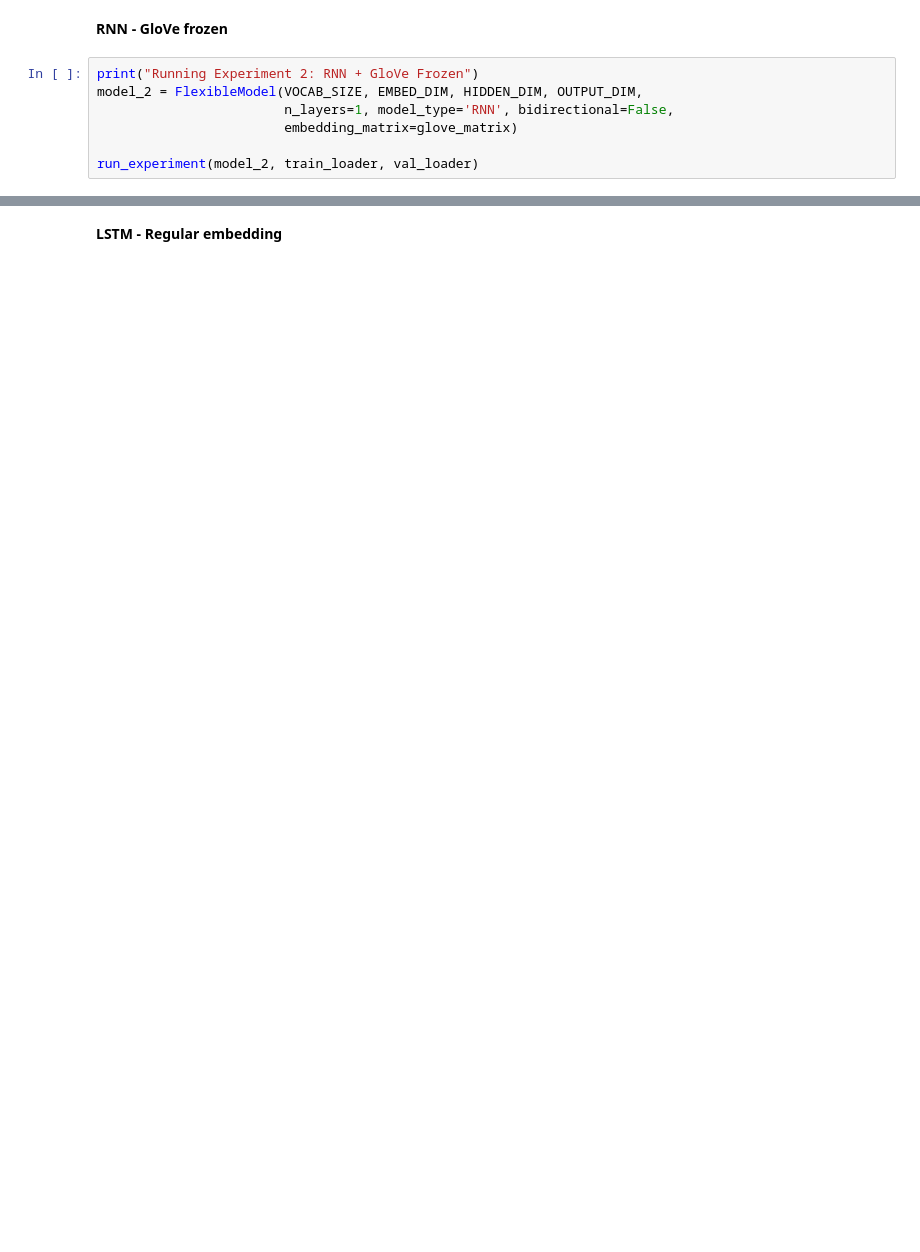
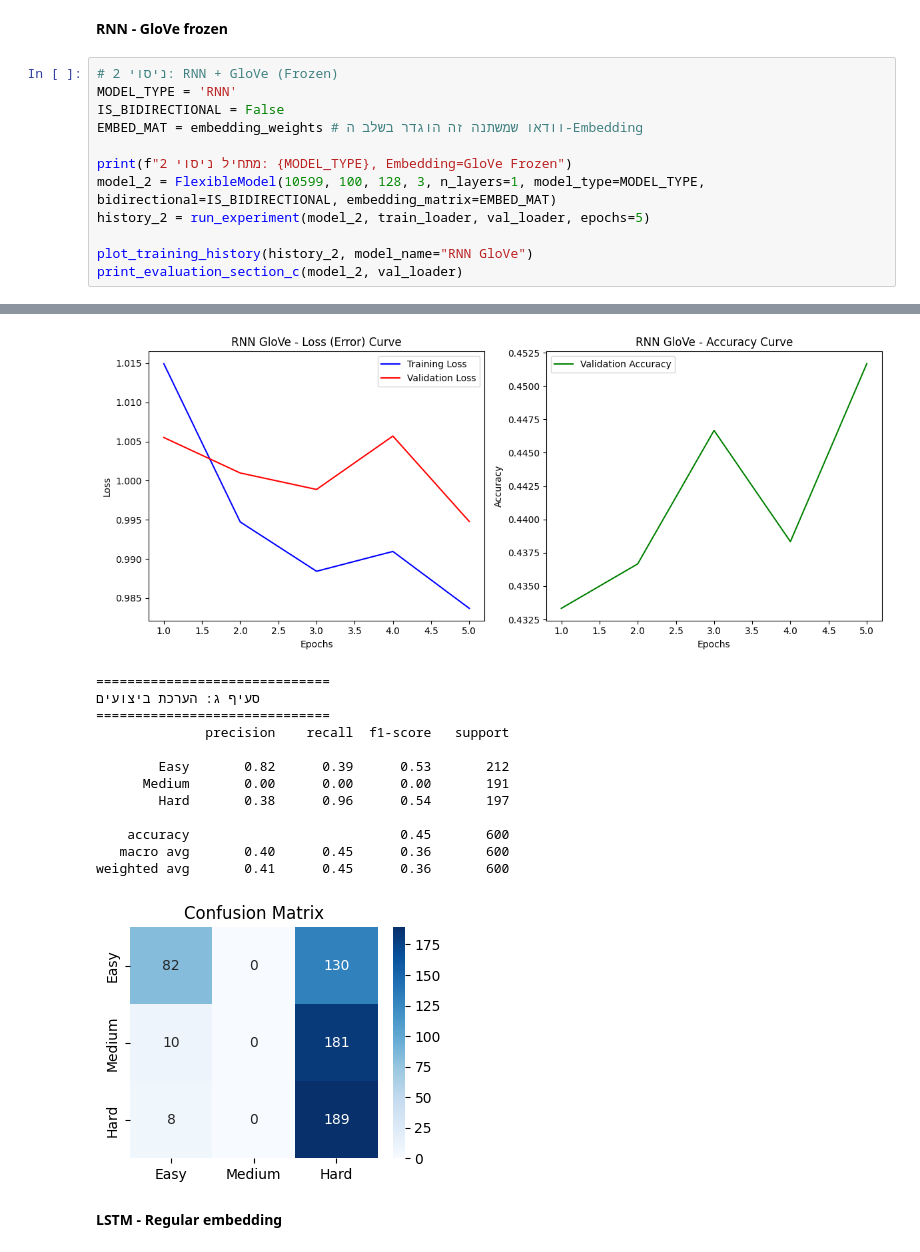
Before and after one commit to eliyahuav/NLP-project, a Jupyter notebook: PART5_Deep Learning for Text Classification.ipynb, the cells around one changed output, grey strips where cells are left out. Saved outputs shown, nothing was run; the diff lists cells and outputs as text; blank space fills up the shorter version.

```diff
--- a/PART5_Deep Learning for Text Classification.ipynb
+++ b/PART5_Deep Learning for Text Classification.ipynb
@@ -396,9 +508,15 @@ run_experiment(model_1, train_loader, val_loader)
 # %% [markdown]
 **RNN - GloVe frozen**
 # %%
-print("Running Experiment 2: RNN + GloVe Frozen")
-model_2 = FlexibleModel(VOCAB_SIZE, EMBED_DIM, HIDDEN_DIM, OUTPUT_DIM,
-                        n_layers=1, model_type='RNN', bidirectional=False,
-                        embedding_matrix=glove_matrix)
+# ניסוי 2: RNN + GloVe (Frozen)
+MODEL_TYPE = 'RNN'
+IS_BIDIRECTIONAL = False
+EMBED_MAT = embedding_weights # וודאו שמשתנה זה הוגדר בשלב ה-Embedding
 
-run_experiment(model_2, train_loader, val_loader)
+print(f"מתחיל ניסוי 2: {MODEL_TYPE}, Embedding=GloVe Frozen")
+model_2 = FlexibleModel(10599, 100, 128, 3, n_layers=1, model_type=MODEL_TYPE, bidirectional=IS_BIDIRECTIONAL, embedding_matrix=EMBED_MAT)
+history_2 = run_experiment(model_2, train_loader, val_loader, epochs=5)
+
+plot_training_history(history_2, model_name="RNN GloVe")
+print_evaluation_section_c(model_2, val_loader)
+# %% [output]
@@ -405,3 +529,17 @@ run_experiment(model_2, train_loader, val_loader)
+[figure, added]
+==============================
+סעיף ג: הערכת ביצועים
+==============================
+              precision    recall  f1-score   support
+
+        Easy       0.82      0.39      0.53       212
+      Medium       0.00      0.00      0.00       191
+        Hard       0.38      0.96      0.54       197
+
+    accuracy                           0.45       600
+   macro avg       0.40      0.45      0.36       600
+weighted avg       0.41      0.45      0.36       600
+[figure, added]
 # %% [markdown]
 **LSTM - Regular embedding**
 # %%
```
Also changed, not shown: parts of 13 cells of this notebook.
